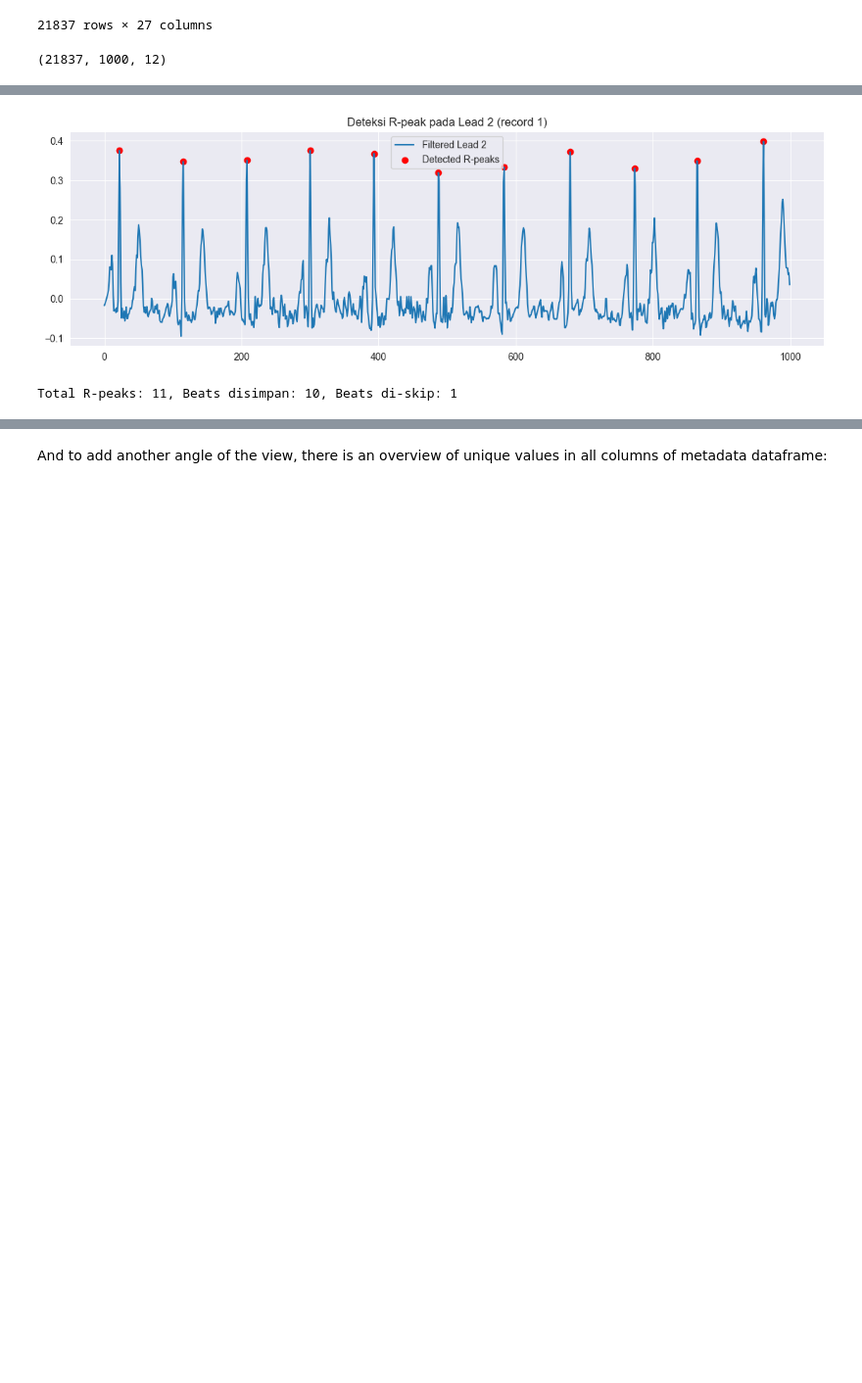
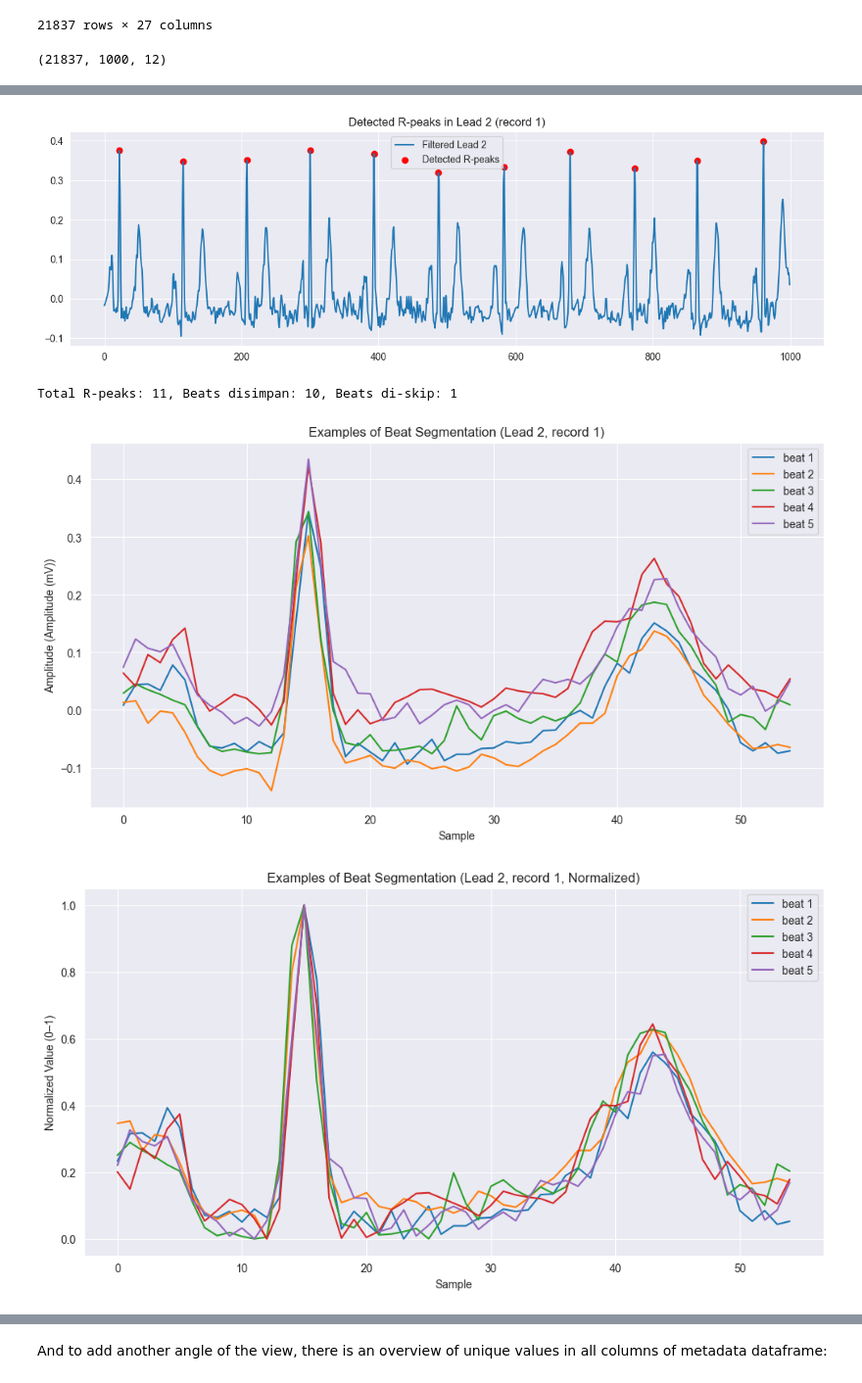
Before and after one commit to NugrohoRahmanto/TugasAkhir-Thesis, a Jupyter notebook: cnn-lstm.ipynb, the cells around one changed output, grey strips where cells are left out. Shown at 98% size. Cells and saved outputs as stored; diff of their text form; code cells hidden in the pictures; blank space fills up the shorter version.

```diff
--- a/cnn-lstm.ipynb
+++ b/cnn-lstm.ipynb
@@ -121,7 +123,7 @@ plt.savefig(os.path.join(folder, "Data Visualize"))
 # PARAMETER DINAMIS
 # ===========================
 sig = 0   # Indeks record/data yang ingin dilihat
-lead = 1  # Indeks lead yang ingin ditampilkan (0 = lead 1, 1 = lead 2, dst.)
+lead = 1  # Indeks lead yang ingin diDisplay (0 = lead 1, 1 = lead 2, dst.)
 
 fs = 100
 pre = int(0.15 * fs)   # window sebelum R-peak (dalam sample)
@@ -129,20 +131,20 @@ post = int(0.4 * fs)   # window setelah R-peak (dalam sample)
 expected_len = pre + post
 
 # ===========================
-# FUNGSI FILTER BANDPASS
+# Bandpass filter function
 # ===========================
 def bandpass_filter(signal, fs, low=0.5, high=40):
     b, a = butter(2, [low/(fs/2), high/(fs/2)], btype='band')
     return filtfilt(b, a, signal)
 
 # ===========================
-# EKSTRAKSI SINYAL DAN FILTER
+# Signal extraction and filtering
 # ===========================
 signal = ECG_data[sig][:, lead]
 filtered_signal = bandpass_filter(signal, fs)
 
 # ===========================
-# DETEKSI R-PEAK (dengan find_peaks dan threshold adaptif)
+# R-peak detection (using find_peaks with adaptive threshold)
 # ===========================
 height_thresh = np.percentile(filtered_signal, 99) * 0.6
 distance = int(0.5 * fs)
@@ -152,12 +154,13 @@ plt.figure(figsize=(14, 4))
 plt.plot(filtered_signal, label=f'Filtered Lead {lead+1}')
 plt.scatter(peaks, filtered_signal[peaks], color='red', label='Detected R-peaks')
 plt.legend()
-plt.title(f'Deteksi R-peak pada Lead {lead+1} (record {sig+1})')
+plt.title(f'Detected R-peaks in Lead {lead+1} (record {sig+1})')
+plt.savefig(os.path.join(folder, f'Detected R-peaks in Lead {lead+1} (record {sig+1})'))
 plt.show()
-plt.savefig(os.path.join(folder, f'Deteksi R-peak pada Lead {lead+1} (record {sig+1})'))
+plt.close()
 
 # ===========================
-# SEGMENTASI BEAT DENGAN FILTER JUMLAH SAMPLE
+# Beat segmentation with sample count filtering
 # ===========================
 beats = []
 for r in peaks:
@@ -169,43 +172,47 @@ for r in peaks:
 print(f"Total R-peaks: {len(peaks)}, Beats disimpan: {len(beats)}, Beats di-skip: {len(peaks)-len(beats)}")
 
 # ===========================
-# NORMALISASI (MIN-MAX, PER BEAT, PER LEAD)
+# Normalization (min-max, per beat, per lead)
 # ===========================
 normalized_beats = []
 for beat in beats:
     min_val = beat.min(axis=0)
     max_val = beat.max(axis=0)
     norm_beat = (beat - min_val) / (max_val - min_val + 1e-8)
     normalized_beats.append(norm_beat)
 
 # ===========================
-# VISUALISASI HASIL SEGMENTASI DAN NORMALISASI
+# Visualization of segmentation and normalization results
 # ===========================
 plt.figure(figsize=(12, 6))
 for i in range(min(5, len(beats))):
     plt.plot(beats[i][:, lead], label=f'beat {i+1}')
-plt.title(f'Beberapa Beat Hasil Segmentasi (Lead {lead+1}, record {sig+1})')
-plt.xlabel('Sample')
-plt.ylabel('mV')
+plt.title(f'Examples of Beat Segmentation (Lead {lead+1}, record {sig+1})')
+plt.xlabel("Sample")
+plt.ylabel("Amplitude (Amplitude (mV))")
 plt.legend()
+plt.savefig(os.path.join(folder, f'Examples of Beat Segmentation (Lead {lead+1}, record {sig+1})'))
 plt.show()
-plt.savefig(os.path.join(folder, f'Beberapa Beat Hasil Segmentasi (Lead {lead+1}, record {sig+1})'))
+plt.close()
 
 plt.figure(figsize=(12, 6))
 for i in range(min(5, len(normalized_beats))):
     plt.plot(normalized_beats[i][:, lead], label=f'beat {i+1}')
-plt.title(f'Beberapa Beat Hasil Segmentasi (Lead {lead+1}, record {sig+1}, Normalized)')
-plt.xlabel('Sample')
-plt.ylabel('Normalized Value')
+plt.title(f'Examples of Beat Segmentation (Lead {lead+1}, record {sig+1}, Normalized)')
+plt.xlabel("Sample")
+plt.ylabel("Normalized Value (0–1)")
 plt.legend()
+plt.savefig(os.path.join(folder, f'Examples of Beat Segmentation (Lead {lead+1}, record {sig+1}, Normalized)'))
 plt.show()
-plt.savefig(os.path.join(folder, f'Beberapa Beat Hasil Segmentasi (Lead {lead+1}, record {sig+1}, Normalized)'))
+plt.close()
 
 # ===========================
-# CEK SHAPE HASIL SEGMENTASI
+# Check shape of segmentation results
 # ===========================
 for i, b in enumerate(beats[:5]):
     print(f'Beat {i+1} shape:', b.shape)
 # %% [output]
 [figure]
 Total R-peaks: 11, Beats disimpan: 10, Beats di-skip: 1
+[figure, new version]
+[figure, new version]
```
Also changed, not shown: parts of 28 cells of this notebook, 10 other files.
